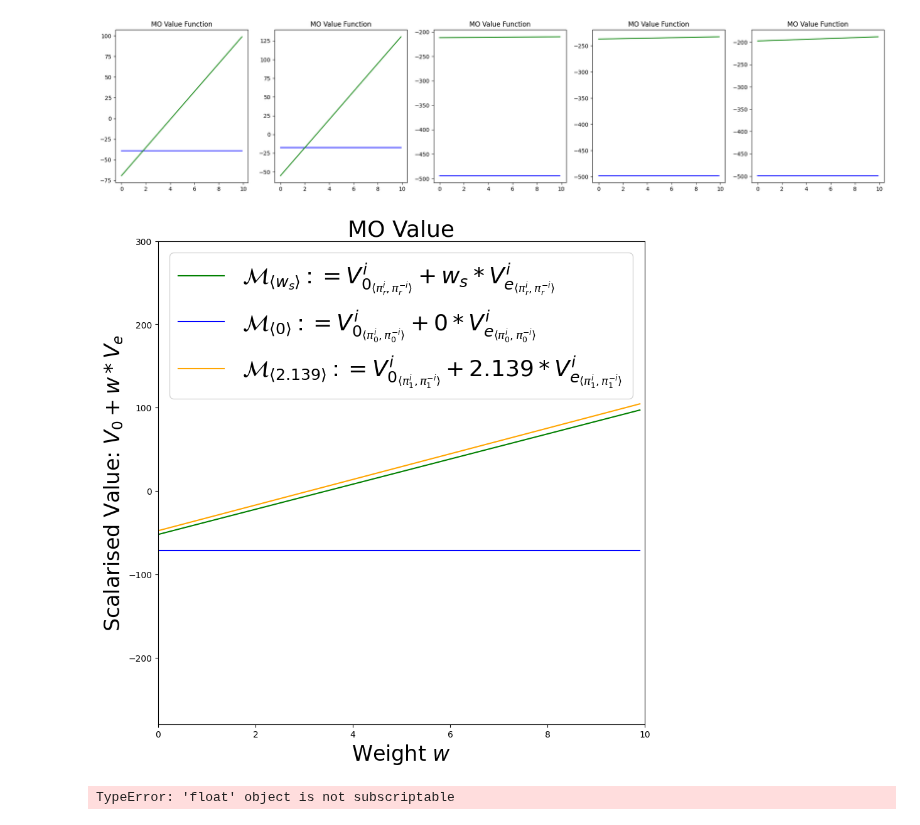
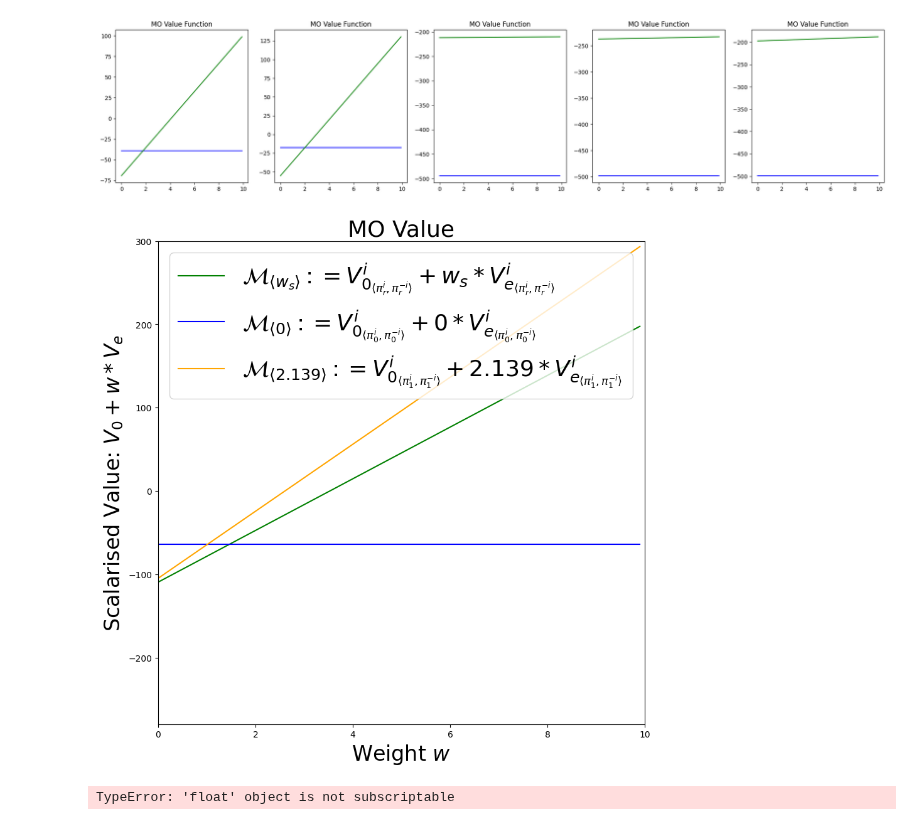
Before and after one commit to maymac00/MAEGG_IPPO, a Jupyter notebook: wes.ipynb, the cells around one changed output. Cells and saved outputs as stored; diff of their text form; code cells hidden in the pictures.

```diff
--- a/wes.ipynb
+++ b/wes.ipynb
@@ -132,39 +132,18 @@ Agent   4,      -197.23,        0.95,   -498.91,        0.0
 [figure]
 # %%
 # Ploting for paper
+from value_vectors import validations
 import matplotlib.pyplot as plt
 import  matplotlib
 #matplotlib.use("TkAgg")
 
-ref = policies[0.4][1]
+ref = policies[0.6][1000]
+unet = policies[0.6][0]
+middle = validations[0.6][1000]
 
-#pd.read_csv(path + folder(1, 0.2, 2.139)*2  + "/mo_rewards.csv").to_numpy().reshape(-1, 500, 5, 2).mean(axis=1)[0]
-unet = pd.read_csv(path + folder(0, 0.4, 0)*2  + "/mo_rewards.csv").to_numpy().reshape(-1, 500, 5, 2).mean(axis=1)[0]
-unet[:,  1] = 0
-
-
-# eff 0.2
-db1000we2_656 = np.array([[ 54.1548, -98.874 ],[0.,-312.81],[1.792,-313.972],[1.1922,-347.648 ],[   0.,-320.584]])
-db10we2_674 = np.array([[ 39.3596,-96.708 ],[   0.6258,-351.844 ],[   0.4536,-367.194 ],[   0.4816,-368.3   ],[   0.6692,-326.192 ]])
-db1we2_139 = np.array([[ 35.6776,-57.398 ],[ 5.60000e-02,-3.46056e+02],[ 2.45000e-01,-3.06624e+02],[   1.484,-252.14 ],[ 2.4220e-01,-3.2771e+02]])
-
-# eff 0.4
-db1we2_505 = np.array([ [-47.72, 15.38],[-52.52, 14.48],[-207.21, 0.27],[-218.21, 0.14],[-216.63, 0.17] ])
-db10we1_98 = np.array([[ 18.9392, -75.996 ],[ 17.0982,-83.134 ],[   0.469,-221.244],[ 6.02000e-02,-2.61968e+02],[   0.4746,-203.896 ]])
-db1000we1_875 = np.array([[-52.54, -0.02],[-52.45, -0.16],[-64.26, -0.08],[-498.96, 0.0],[-498.2, 0.0] ])
-
-# eff 0.6
-db10we6_472 = np.array([[  11.249,-103.22 ],[   8.4686,-120.848 ],[  10.8248,-105.646 ],[ 5.18000e-02,-2.32188e+02],[ 1.6940e-01,-2.2364e+02]])
-
-# eff 0.8
-db10we6_678 = np.array([[   5.25,-134.504],[   5.9878,-128.682 ],[   6.7648,-121.366 ],[6.9384, -121.276 ],[ 4.06000e-02,-2.22784e+02]])
-
-middle = db1we2_505
-if middle[0, 0] > middle[0, 1]:
-    middle = np.vstack([middle[:,1], middle[:,0]]).T
 plt.figure(figsize=(10, 10))
 
-ag = 0
+ag = 2
 
 step = 0.1
 # for ag in mo_value_w10:
@@ -172,34 +151,34 @@ max_weight = 10
 
 x = np.arange(0, max_weight, step)
 w = np.array([np.ones(int(max_weight/step)), np.arange(0, max_weight, step)])
 
 plt.title("MO Value", fontsize=26)
 plt.xlim(0, max_weight)
 plt.ylim(-280, 300)
 plt.plot(x, np.dot(ref[ag], w), c="green", label="$\mathcal{M}_{\langle w_s \\rangle} := V^i_{0_{\langle \pi^i_r, \pi^{-i}_r \\rangle}} + w_s * V^i_{e_{\langle \pi^i_r, \pi^{-i}_r \\rangle}}$ ")
 plt.plot(x, np.dot(unet[ag], w), c="blue", label="$\mathcal{M}_{\langle 0 \\rangle} := V^i_{0_{\langle \pi^i_0, \pi^{-i}_0 \\rangle}} + 0 * V^i_{e_{\langle \pi^i_0, \pi^{-i}_0 \\rangle}}$")
 
 plt.xlabel("Weight $w$", fontsize=24)
 plt.ylabel("Scalarised Value: $V_0 + w * V_e$", fontsize=24)
 if middle is not None:
     plt.plot(x, np.dot(middle[ag], w), c="orange", label="$\mathcal{M}_{\langle 2.139 \\rangle} := V^i_{0_{\langle \pi^i_1, \pi^{-i}_1 \\rangle}} + 2.139 * V^i_{e_{\langle \pi^i_1, \pi^{-i}_1 \\rangle}}$ ")
 
 # Print intersecctions
 #inter = get_intersection(unet[ag, 0], unet[ag, 1], ref[ag, 0], ref[ag, 1], max_weight=max_weight)
 #inter = [1, inter[0]]
 
 # Plot a red dot on intersection
 #plt.scatter(inter[1], np.dot(ref[ag], inter), c="red", s=100, label="Intersection")
 
 # Plot a black dashed line from the intersection to the x axis
 #plt.plot([inter[1], inter[1]], [np.dot(ref[ag], inter), -300], c="black", linestyle="--")
 
 # add intersection to x ticks
 #plt.xticks(list(plt.xticks()[0]) + [inter[1]])
 plt.legend(fontsize=26, loc="upper left")
 plt.show()
 # %% [output]
-[figure, old version]
+[figure, new version]
 # %%
 get_intersection(-180, 30, -100, 0)
 # %% [output]
```
Also changed, not shown: 3 other files.
